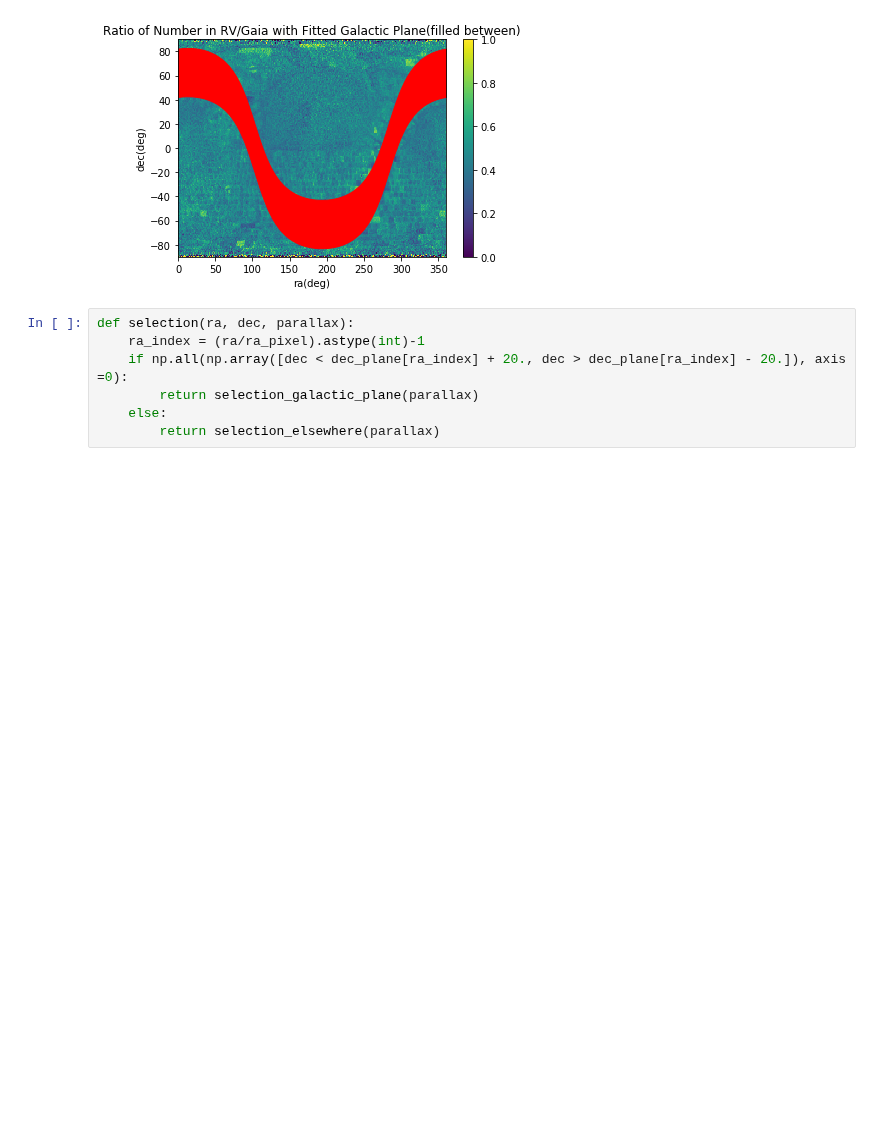
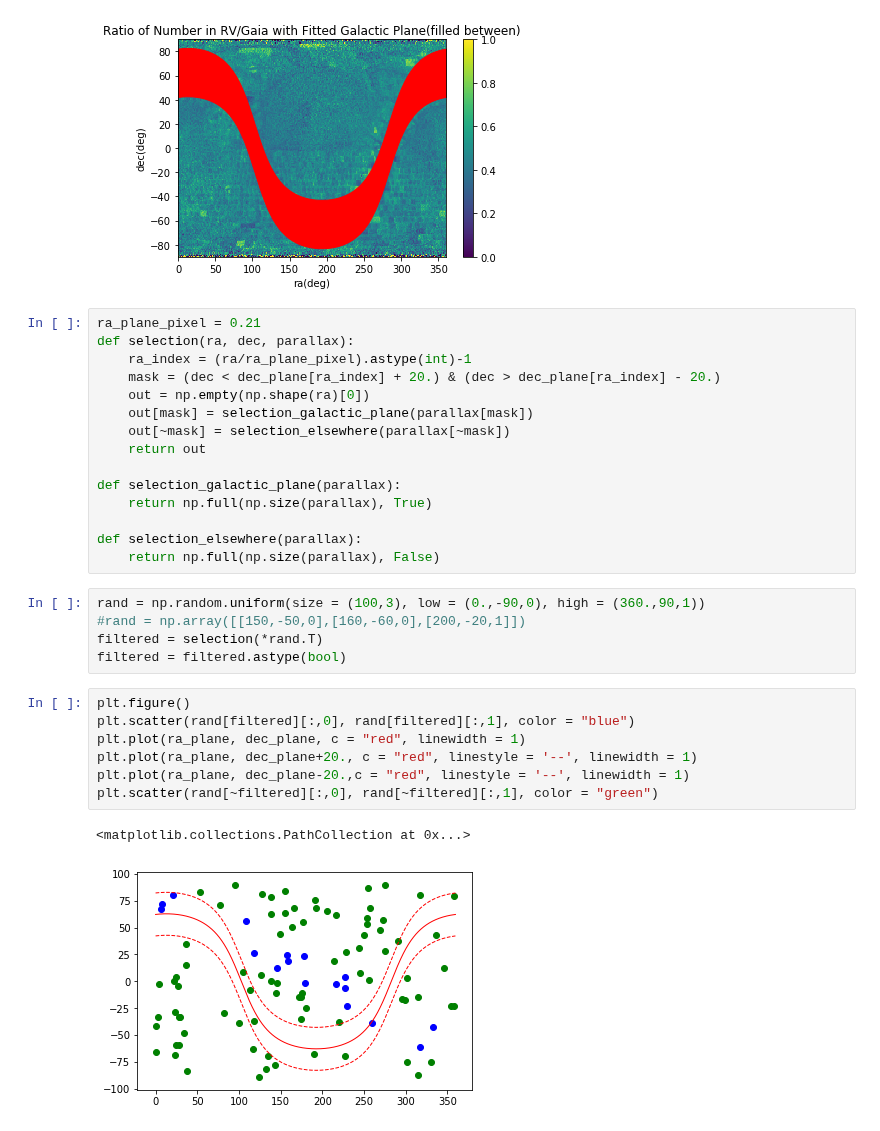
Before and after one commit to mwbub/Gaia-I3, a Jupyter notebook: Code/selection/parallax selection with galactic plane/Selection with Galactic Plane.ipynb, the cells around one changed output. Drawn from its saved outputs; the diff is of its cells as text; blank space fills up the shorter version.

Commit message:
tested selection algorithm with ra and dec. Decided to switch to galactic coordinate and abandon the current method.

```diff
--- a/Code/selection/parallax selection with galactic plane/Selection with Galactic Plane.ipynb
+++ b/Code/selection/parallax selection with galactic plane/Selection with Galactic Plane.ipynb
@@ -162,9 +162,32 @@ plt.title("Ratio of Number in RV/Gaia with Fitted Galactic Plane(filled between)
 Text(0.5,1,'Ratio of Number in RV/Gaia with Fitted Galactic Plane(filled between)')
 [figure]
 # %%
+ra_plane_pixel = 0.21
 def selection(ra, dec, parallax):
-    ra_index = (ra/ra_pixel).astype(int)-1
-    if np.all(np.array([dec < dec_plane[ra_index] + 20., dec > dec_plane[ra_index] - 20.]), axis =0):
-        return selection_galactic_plane(parallax)
-    else:
-        return selection_elsewhere(parallax)
+    ra_index = (ra/ra_plane_pixel).astype(int)-1
+    mask = (dec < dec_plane[ra_index] + 20.) & (dec > dec_plane[ra_index] - 20.)
+    out = np.empty(np.shape(ra)[0])
+    out[mask] = selection_galactic_plane(parallax[mask])
+    out[~mask] = selection_elsewhere(parallax[~mask])
+    return out
+
+def selection_galactic_plane(parallax):
+    return np.full(np.size(parallax), True)
+
+def selection_elsewhere(parallax):
+    return np.full(np.size(parallax), False)
+# %%
+rand = np.random.uniform(size = (100,3), low = (0.,-90,0), high = (360.,90,1))
+#rand = np.array([[150,-50,0],[160,-60,0],[200,-20,1]])
+filtered = selection(*rand.T)
+filtered = filtered.astype(bool)
+# %%
+plt.figure()
+plt.scatter(rand[filtered][:,0], rand[filtered][:,1], color = "blue")
+plt.plot(ra_plane, dec_plane, c = "red", linewidth = 1)
+plt.plot(ra_plane, dec_plane+20., c = "red", linestyle = '--', linewidth = 1)
+plt.plot(ra_plane, dec_plane-20.,c = "red", linestyle = '--', linewidth = 1)
+plt.scatter(rand[~filtered][:,0], rand[~filtered][:,1], color = "green")
+# %% [output]
+<matplotlib.collections.PathCollection at 0x...>
+[figure, added]
```
Also changed, not shown: parts of 1 cell of this notebook.
